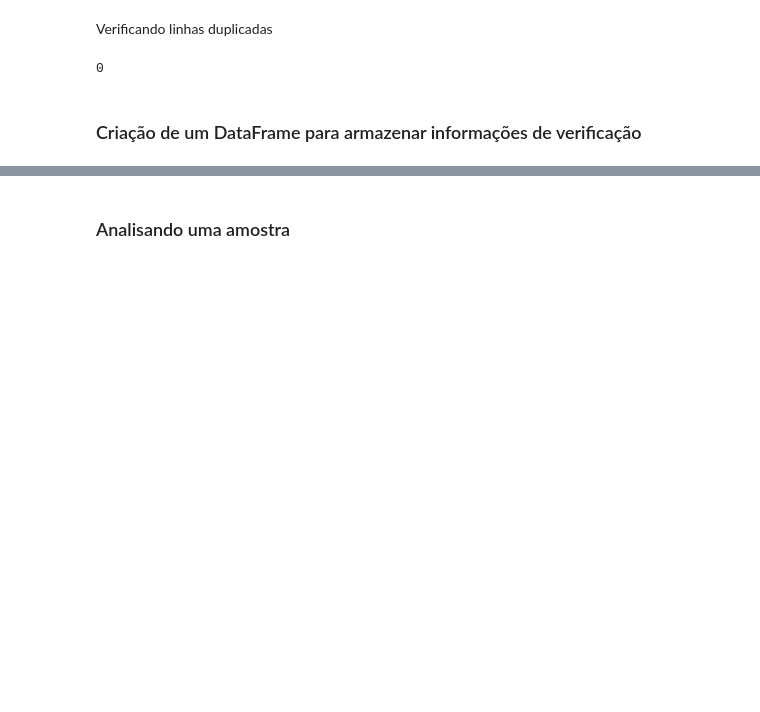
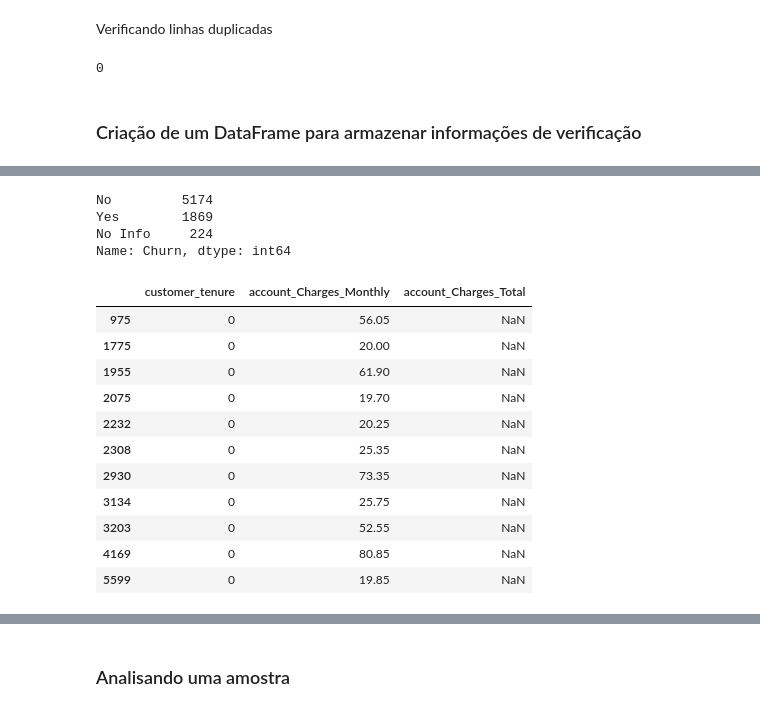
Before and after one commit to itsGab/ChallengeDS, a Jupyter notebook: nb01.ipynb, the cells around one changed output, grey strips where cells are left out. Saved outputs shown, nothing was run; the diff lists cells and outputs as text; code cells hidden in the pictures; blank space fills up the shorter version.

```diff
--- a/nb01.ipynb
+++ b/nb01.ipynb
@@ -136,0 +179,25 @@ df_check
+# %%
+df['Churn'].replace('', 'No Info', inplace=True)
+df['Churn'].value_counts()
+# %% [output]
+No         5174
+Yes        1869
+No Info     224
+Name: Churn, dtype: int64
+# %%
+df['account_Charges_Total'] = pd.to_numeric(df['account_Charges_Total'], errors='coerce')
+filtro = df['account_Charges_Total'].isnull()
+df[colunas_quantitativas][filtro]
+# %% [output]
+|  | customer_tenure | account_Charges_Monthly | account_Charges_Total |
+| 975 | 0 | 56.05 | NaN |
+| 1775 | 0 | 20.00 | NaN |
+| 1955 | 0 | 61.90 | NaN |
+| 2075 | 0 | 19.70 | NaN |
+| 2232 | 0 | 20.25 | NaN |
+| 2308 | 0 | 25.35 | NaN |
+| 2930 | 0 | 73.35 | NaN |
+| 3134 | 0 | 25.75 | NaN |
+| 3203 | 0 | 52.55 | NaN |
+| 4169 | 0 | 80.85 | NaN |
+| 5599 | 0 | 19.85 | NaN |
```
Also changed, not shown: parts of 9 cells of this notebook.
